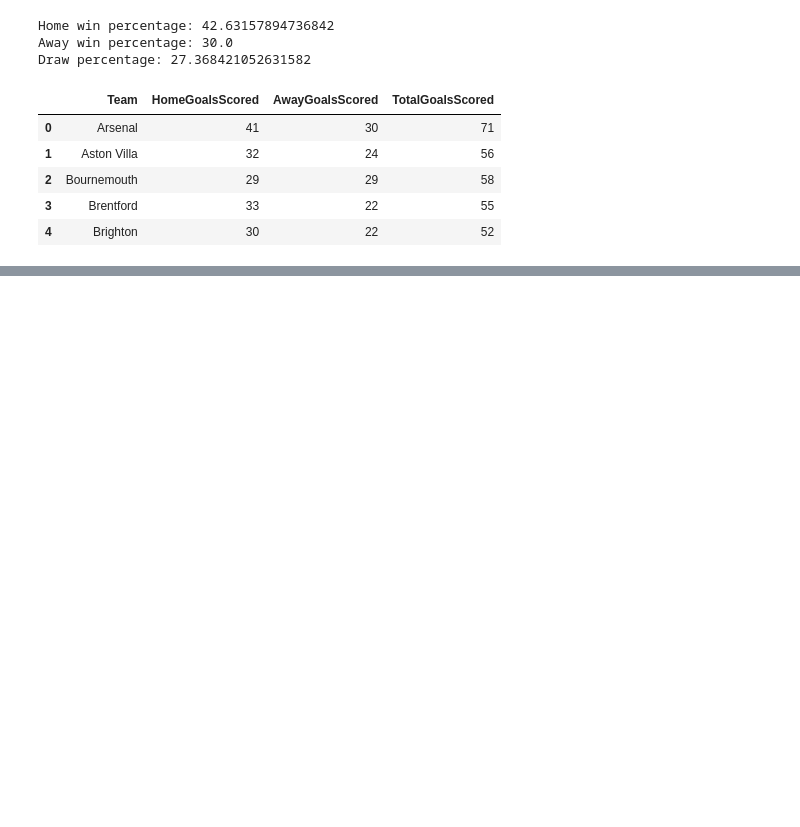
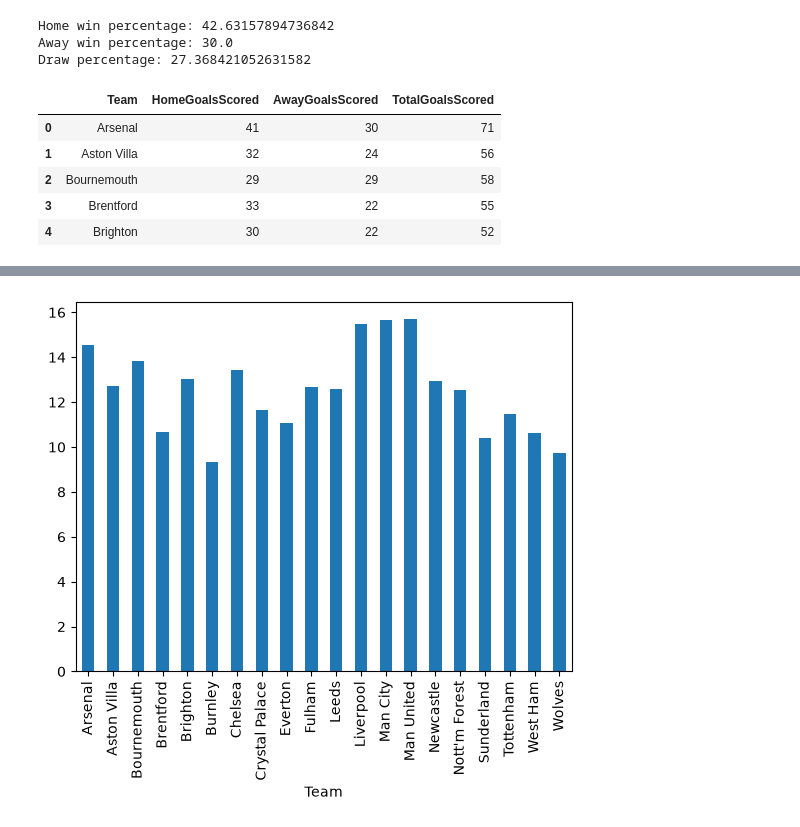
Before and after one commit to hphillips9/football-analysis, a Jupyter notebook: notebooks/01_data_exploration.ipynb, the cells around one changed output, grey strips where cells are left out. Drawn from its saved outputs; the diff is of its cells as text; code cells hidden in the pictures; blank space fills up the shorter version.

```diff
--- a/notebooks/01_data_exploration.ipynb
+++ b/notebooks/01_data_exploration.ipynb
@@ -290,0 +317,13 @@ teams_stats
+# %%
+# Plot of average shots for
+import matplotlib.pyplot as plt
+
+teams_stats.plot(
+    kind="bar",
+    x="Team",
+    y="AvgShotsFor",
+    legend=False
+)
+plt.show()
+# %% [output]
+[figure, added]
```
Also changed, not shown: parts of 4 cells of this notebook.
